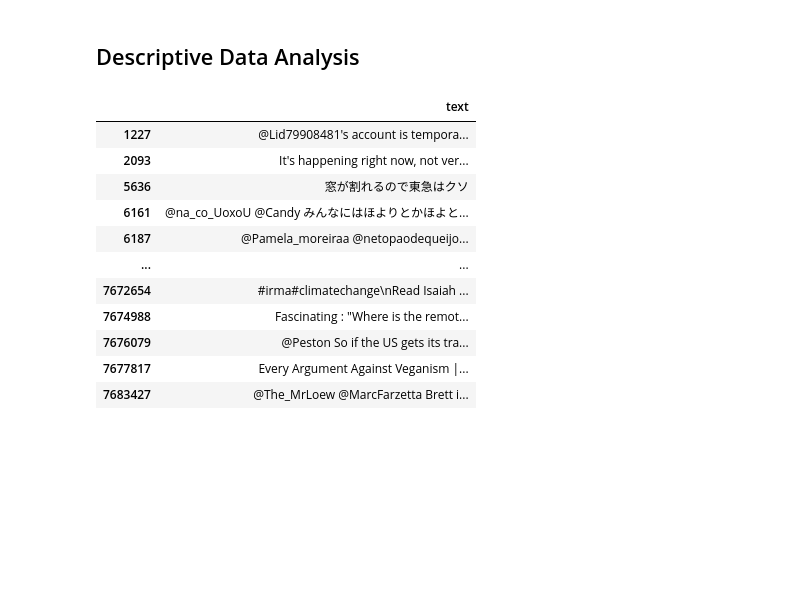
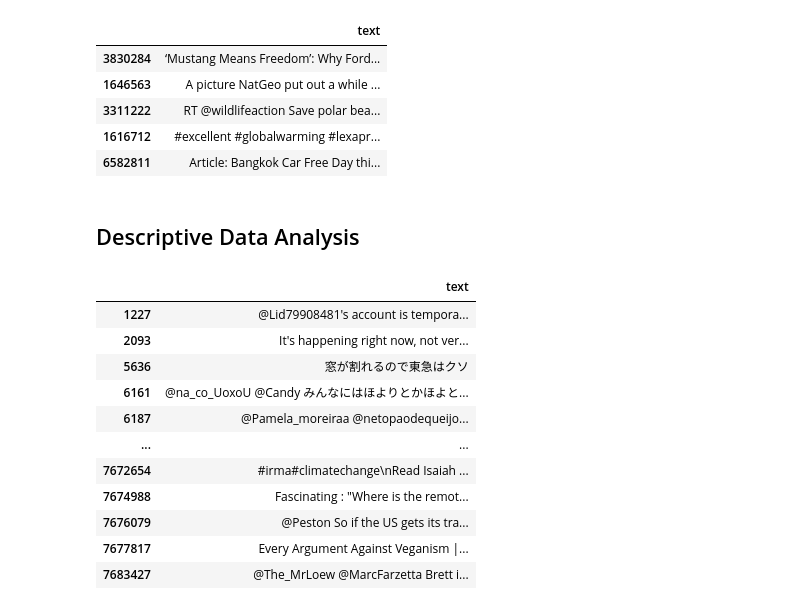
Before and after one commit to matthewbbone/twitterChambers, a Jupyter notebook: statsSummative/TweetEDA.ipynb, the cells around one changed output. Saved outputs shown, nothing was run; the diff lists cells and outputs as text; code cells hidden in the pictures; blank space fills up the shorter version.

```diff
--- a/statsSummative/TweetEDA.ipynb
+++ b/statsSummative/TweetEDA.ipynb
@@ -90,6 +92,18 @@ def transformations(df):
 combined_df = pd.read_pickle('combined_tweets.pkl').drop_duplicates()
 # %%
 translated_df = transformations(combined_df)
+# %%
+awareness = translated_df[translated_df['bool_awareness'] == 1][['text']]
+# %%
+with pd.option_context('display.max_colwidth', None):
+    display(awareness.sample(5))
+# %% [output]
+|  | text |
+| 3830284 | ‘Mustang Means Freedom’: Why Ford... |
+| 1646563 | A picture NatGeo put out a while ... |
+| 3311222 | RT @wildlifeaction Save polar bea... |
+| 1616712 | #excellent #globalwarming #lexapr... |
+| 6582811 | Article: Bangkok Car Free Day thi... |
 # %%
 user_predictors = [
     'log_user_followers', 'bool_user_verified', 'log_user_friends', 'log_user_freq', 'log_user_favorites'
```
Also changed, not shown: parts of 9 cells of this notebook, 1 other file.
